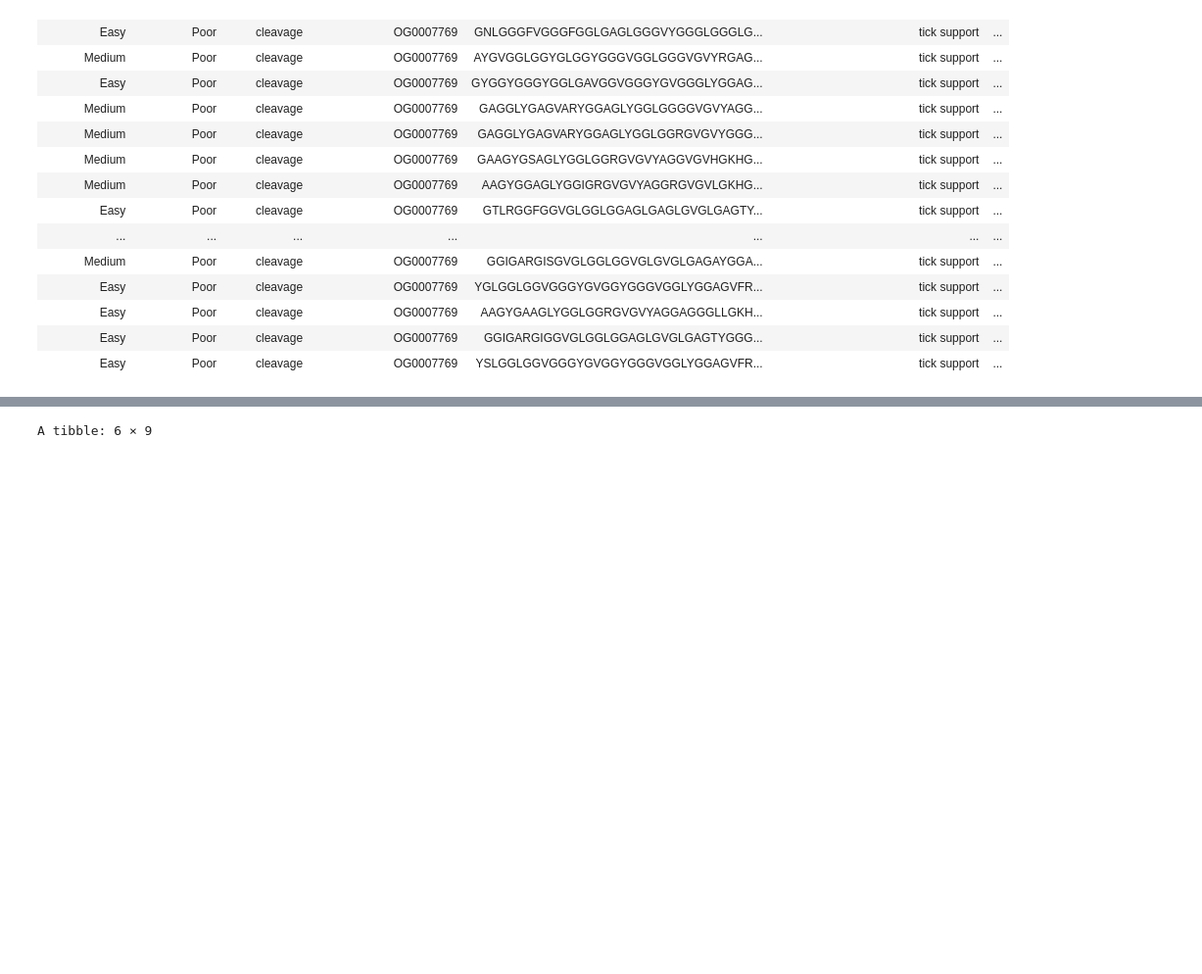
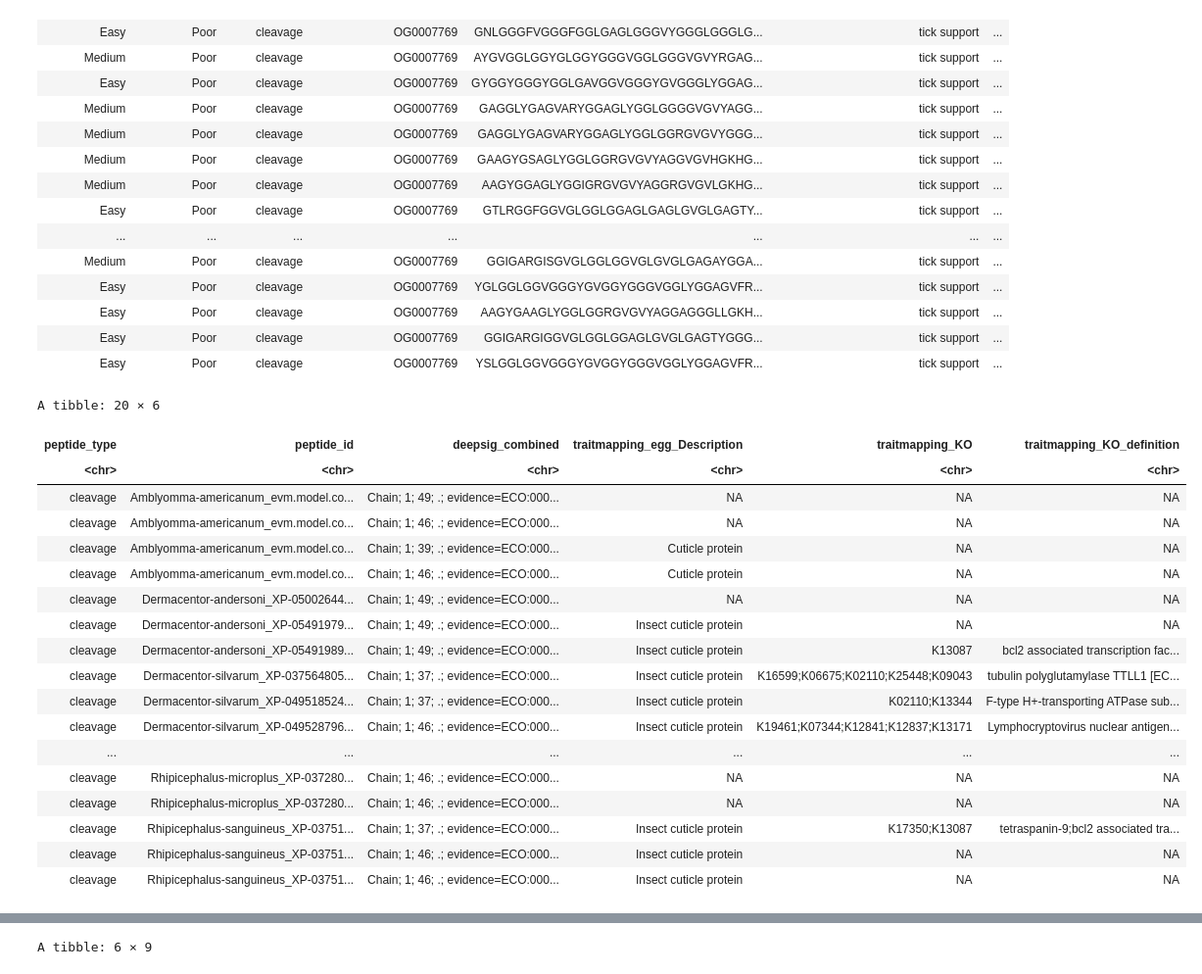
Before and after one commit to Arcadia-Science/2024-chelicerate-phylogenomics-peptides, a Jupyter notebook: notebooks/20240418-peptides-into-pools.ipynb, the cells around one changed output, grey strips where cells are left out. Shown: that part at 98% size. Saved outputs shown, nothing was run; the diff lists cells and outputs as text; code cells hidden in the pictures; blank space fills up the shorter version.

```diff
--- a/notebooks/20240418-peptides-into-pools.ipynb
+++ b/notebooks/20240418-peptides-into-pools.ipynb
@@ -251,4 +416,30 @@ A tibble: 20 × 9
 | Easy | Poor | cleavage | OG0007769 | AAGYGAAGLYGGLGGRGVGVYAGGAGGGLLGKH... | tick support | ... |
 | Easy | Poor | cleavage | OG0007769 | GGIGARGIGGVGLGGLGGAGLGVGLGAGTYGGG... | tick support | ... |
 | Easy | Poor | cleavage | OG0007769 | YSLGGLGGVGGGYGVGGYGGGVGGLYGGAGVFR... | tick support | ... |
+# %%
+# look at annotation information
+predictions %>%
+  filter(traitmapping_orthogroup == "OG0007769") %>%
+  filter(difficulty_level %in% c("Easy", "Medium")) %>%
+  select(peptide_type, peptide_id, starts_with("deepsig"), traitmapping_egg_Description, traitmapping_KO, traitmapping_KO_definition)
+# %% [output]
+A tibble: 20 × 6
+| peptide_type | peptide_id | deepsig_combined | traitmapping_egg_Description | traitmapping_KO | traitmapping_KO_definition |
+| <chr> | <chr> | <chr> | <chr> | <chr> | <chr> |
+| cleavage | Amblyomma-americanum_evm.model.co... | Chain; 1; 49; .; evidence=ECO:000... | NA | NA | NA |
+| cleavage | Amblyomma-americanum_evm.model.co... | Chain; 1; 46; .; evidence=ECO:000... | NA | NA | NA |
+| cleavage | Amblyomma-americanum_evm.model.co... | Chain; 1; 39; .; evidence=ECO:000... | Cuticle protein | NA | NA |
+| cleavage | Amblyomma-americanum_evm.model.co... | Chain; 1; 46; .; evidence=ECO:000... | Cuticle protein | NA | NA |
+| cleavage | Dermacentor-andersoni_XP-05002644... | Chain; 1; 49; .; evidence=ECO:000... | NA | NA | NA |
+| cleavage | Dermacentor-andersoni_XP-05491979... | Chain; 1; 49; .; evidence=ECO:000... | Insect cuticle protein | NA | NA |
+| cleavage | Dermacentor-andersoni_XP-05491989... | Chain; 1; 49; .; evidence=ECO:000... | Insect cuticle protein | K13087 | bcl2 associated transcription fac... |
+| cleavage | Dermacentor-silvarum_XP-037564805... | Chain; 1; 37; .; evidence=ECO:000... | Insect cuticle protein | K16599;K06675;K02110;K25448;K09043 | tubulin polyglutamylase TTLL1 [EC... |
+| cleavage | Dermacentor-silvarum_XP-049518524... | Chain; 1; 37; .; evidence=ECO:000... | Insect cuticle protein | K02110;K13344 | F-type H+-transporting ATPase sub... |
+| cleavage | Dermacentor-silvarum_XP-049528796... | Chain; 1; 46; .; evidence=ECO:000... | Insect cuticle protein | K19461;K07344;K12841;K12837;K13171 | Lymphocryptovirus nuclear antigen... |
+| ... | ... | ... | ... | ... | ... |
+| cleavage | Rhipicephalus-microplus_XP-037280... | Chain; 1; 46; .; evidence=ECO:000... | NA | NA | NA |
+| cleavage | Rhipicephalus-microplus_XP-037280... | Chain; 1; 46; .; evidence=ECO:000... | NA | NA | NA |
+| cleavage | Rhipicephalus-sanguineus_XP-03751... | Chain; 1; 37; .; evidence=ECO:000... | Insect cuticle protein | K17350;K13087 | tetraspanin-9;bcl2 associated tra... |
+| cleavage | Rhipicephalus-sanguineus_XP-03751... | Chain; 1; 46; .; evidence=ECO:000... | Insect cuticle protein | NA | NA |
+| cleavage | Rhipicephalus-sanguineus_XP-03751... | Chain; 1; 46; .; evidence=ECO:000... | Insect cuticle protein | NA | NA |
 # %% [markdown]
```
Also changed, not shown: parts of 24 cells of this notebook.
